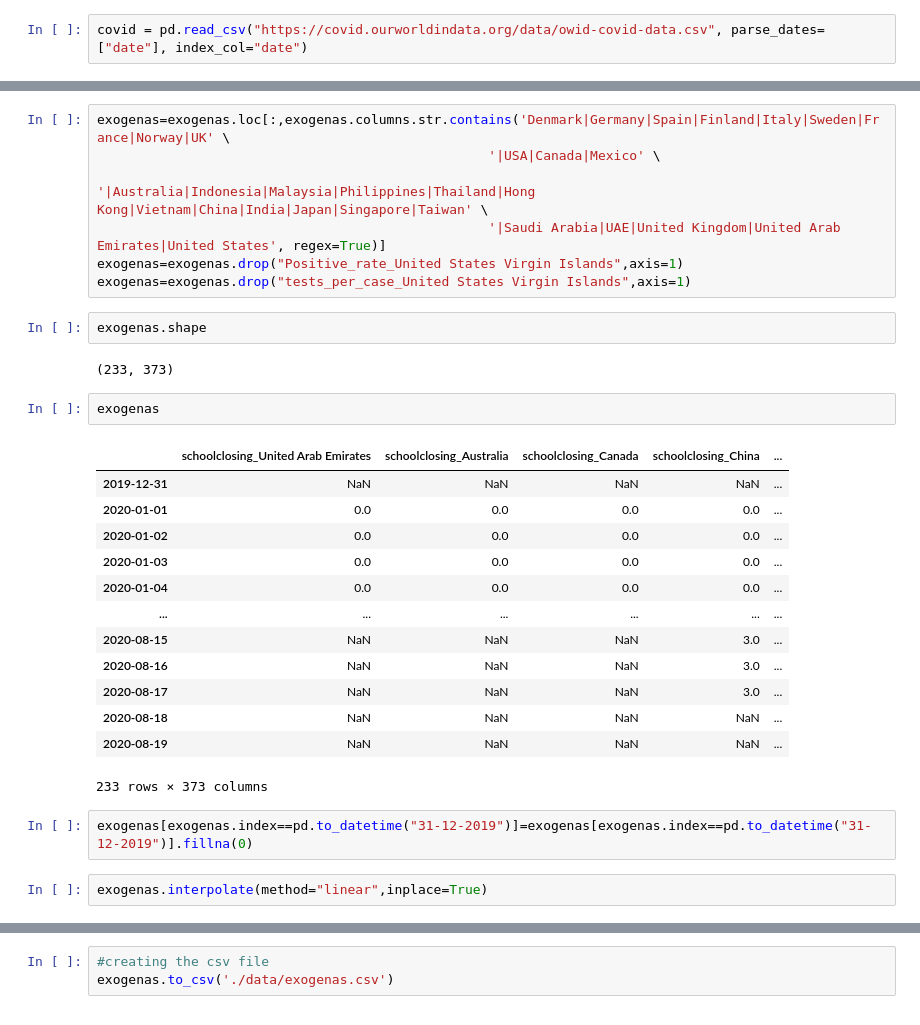
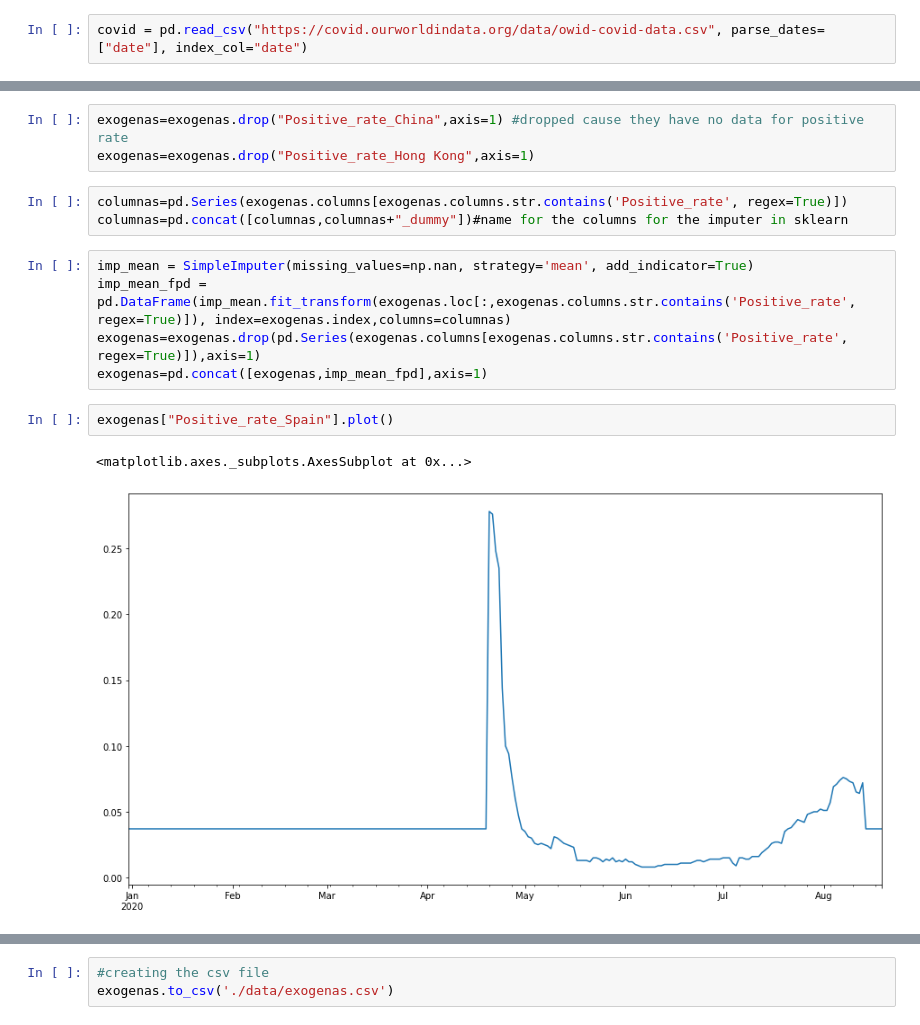
Before and after one commit to martaarozarena/KSchool-Master-Final-Project, a Jupyter notebook: exog_varaibles.ipynb, the cells around one changed output, grey strips where cells are left out. Drawn from its saved outputs; the diff is of its cells as text.

Commit message:
first version using Imputer (Sklearn )for covid columns

```diff
--- a/exog_varaibles.ipynb
+++ b/exog_varaibles.ipynb
@@ -136,31 +123,16 @@ for i in covid["location"].unique():
-# %%
-exogenas=exogenas.loc[:,exogenas.columns.str.contains('Denmark|Germany|Spain|Finland|Italy|Sweden|France|Norway|UK' \
-                                                  '|USA|Canada|Mexico' \
-                                                  '|Australia|Indonesia|Malaysia|Philippines|Thailand|Hong Kong|Vietnam|China|India|Japan|Singapore|Taiwan' \
-                                                  '|Saudi Arabia|UAE|United Kingdom|United Arab Emirates|United States', regex=True)]
-exogenas=exogenas.drop("Positive_rate_United States Virgin Islands",axis=1)
-exogenas=exogenas.drop("tests_per_case_United States Virgin Islands",axis=1)
-# %%
-exogenas.shape
-# %% [output]
-(233, 373)
+# %%
+exogenas=exogenas.drop("Positive_rate_China",axis=1) #dropped cause they have no data for positive rate
+exogenas=exogenas.drop("Positive_rate_Hong Kong",axis=1)
+# %%
+columnas=pd.Series(exogenas.columns[exogenas.columns.str.contains('Positive_rate', regex=True)])
+columnas=pd.concat([columnas,columnas+"_dummy"])#name for the columns for the imputer in sklearn
+# %%
+imp_mean = SimpleImputer(missing_values=np.nan, strategy='mean', add_indicator=True)
+imp_mean_fpd = pd.DataFrame(imp_mean.fit_transform(exogenas.loc[:,exogenas.columns.str.contains('Positive_rate', regex=True)]), index=exogenas.index,columns=columnas)
+exogenas=exogenas.drop(pd.Series(exogenas.columns[exogenas.columns.str.contains('Positive_rate', regex=True)]),axis=1)
+exogenas=pd.concat([exogenas,imp_mean_fpd],axis=1)
 # %%
-exogenas
+exogenas["Positive_rate_Spain"].plot()
 # %% [output]
-|  | schoolclosing_United Arab Emirates | schoolclosing_Australia | schoolclosing_Canada | schoolclosing_China | ... |
-| 2019-12-31 | NaN | NaN | NaN | NaN | ... |
-| 2020-01-01 | 0.0 | 0.0 | 0.0 | 0.0 | ... |
-| 2020-01-02 | 0.0 | 0.0 | 0.0 | 0.0 | ... |
-| 2020-01-03 | 0.0 | 0.0 | 0.0 | 0.0 | ... |
-| 2020-01-04 | 0.0 | 0.0 | 0.0 | 0.0 | ... |
-| ... | ... | ... | ... | ... | ... |
-| 2020-08-15 | NaN | NaN | NaN | 3.0 | ... |
-| 2020-08-16 | NaN | NaN | NaN | 3.0 | ... |
-| 2020-08-17 | NaN | NaN | NaN | 3.0 | ... |
-| 2020-08-18 | NaN | NaN | NaN | NaN | ... |
-| 2020-08-19 | NaN | NaN | NaN | NaN | ... |
-233 rows × 373 columns
+<matplotlib.axes._subplots.AxesSubplot at 0x...>
+[figure, added]
-# %%
-exogenas[exogenas.index==pd.to_datetime("31-12-2019")]=exogenas[exogenas.index==pd.to_datetime("31-12-2019")].fillna(0)
-# %%
-exogenas.interpolate(method="linear",inplace=True)
```
Also changed, not shown: parts of 8 cells of this notebook.
